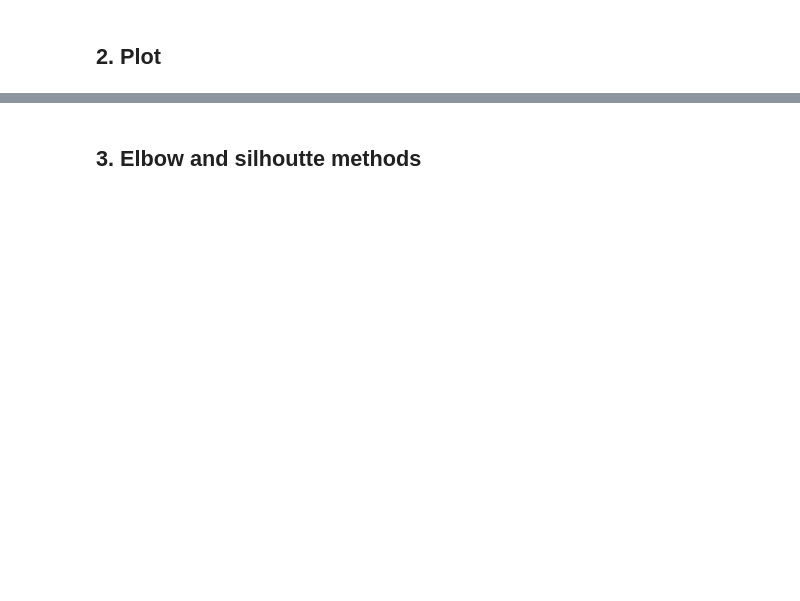
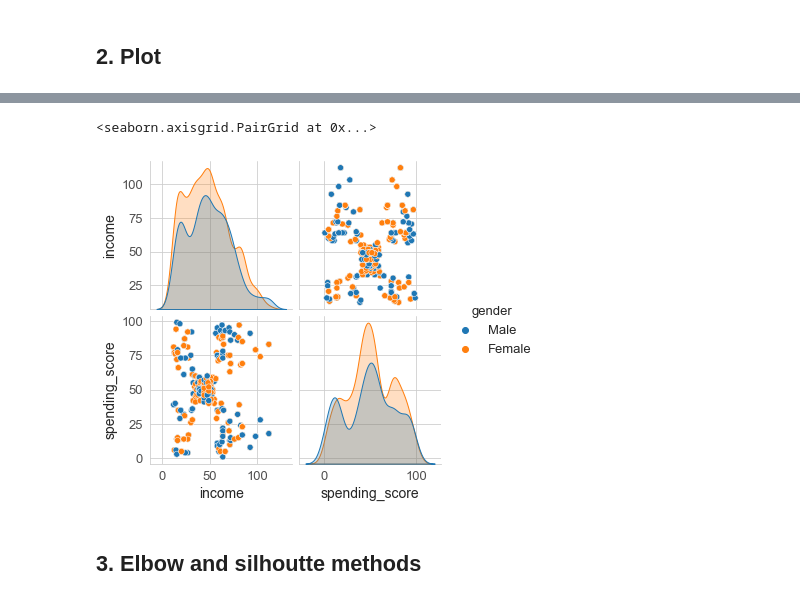
Before and after one commit to BooBN1/Turtle-Games, a Jupyter notebook: Stopford_Nikki_LSE_DA301_assignment_EDA.ipynb, the cells around one changed output, grey strips where cells are left out. Drawn from its saved outputs; the diff is of its cells as text; code cells hidden in the pictures; blank space fills up the shorter version.

```diff
--- a/Stopford_Nikki_LSE_DA301_assignment_EDA.ipynb
+++ b/Stopford_Nikki_LSE_DA301_assignment_EDA.ipynb
@@ -610,5 +651,12 @@ warnings.filterwarnings('ignore')
 # %%
 # Create a pairplot with Seaborn.
+x = reviews2[['income', 'spending_score']]
+
+sns.pairplot(reviews2, vars=x,
+             hue='gender', diag_kind= 'kde')
+# %% [output]
+<seaborn.axisgrid.PairGrid at 0x...>
+[figure, added]
 # %% [markdown]
 ## 3. Elbow and silhoutte methods
 # %%
```
Also changed, not shown: parts of 44 cells of this notebook.
